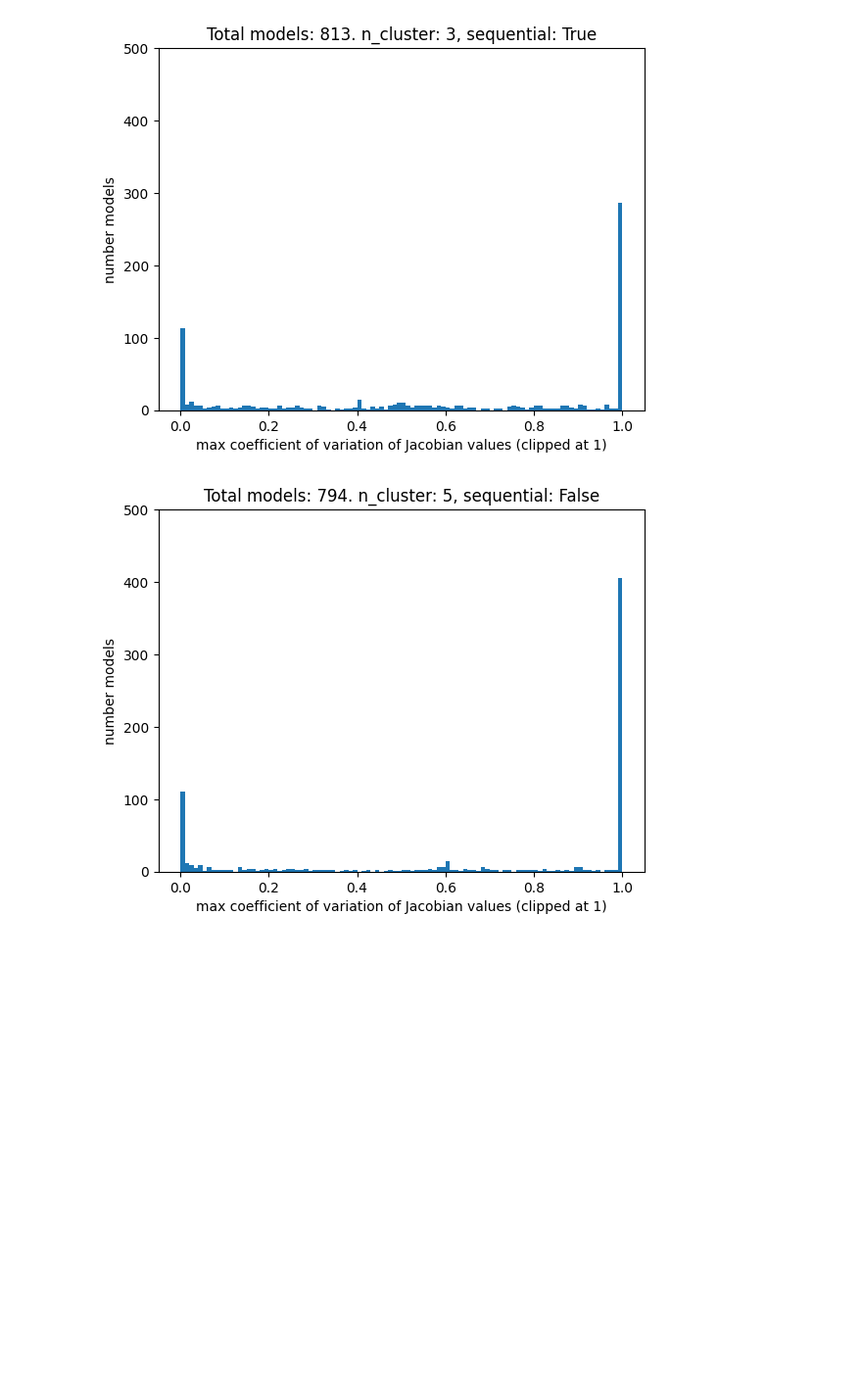
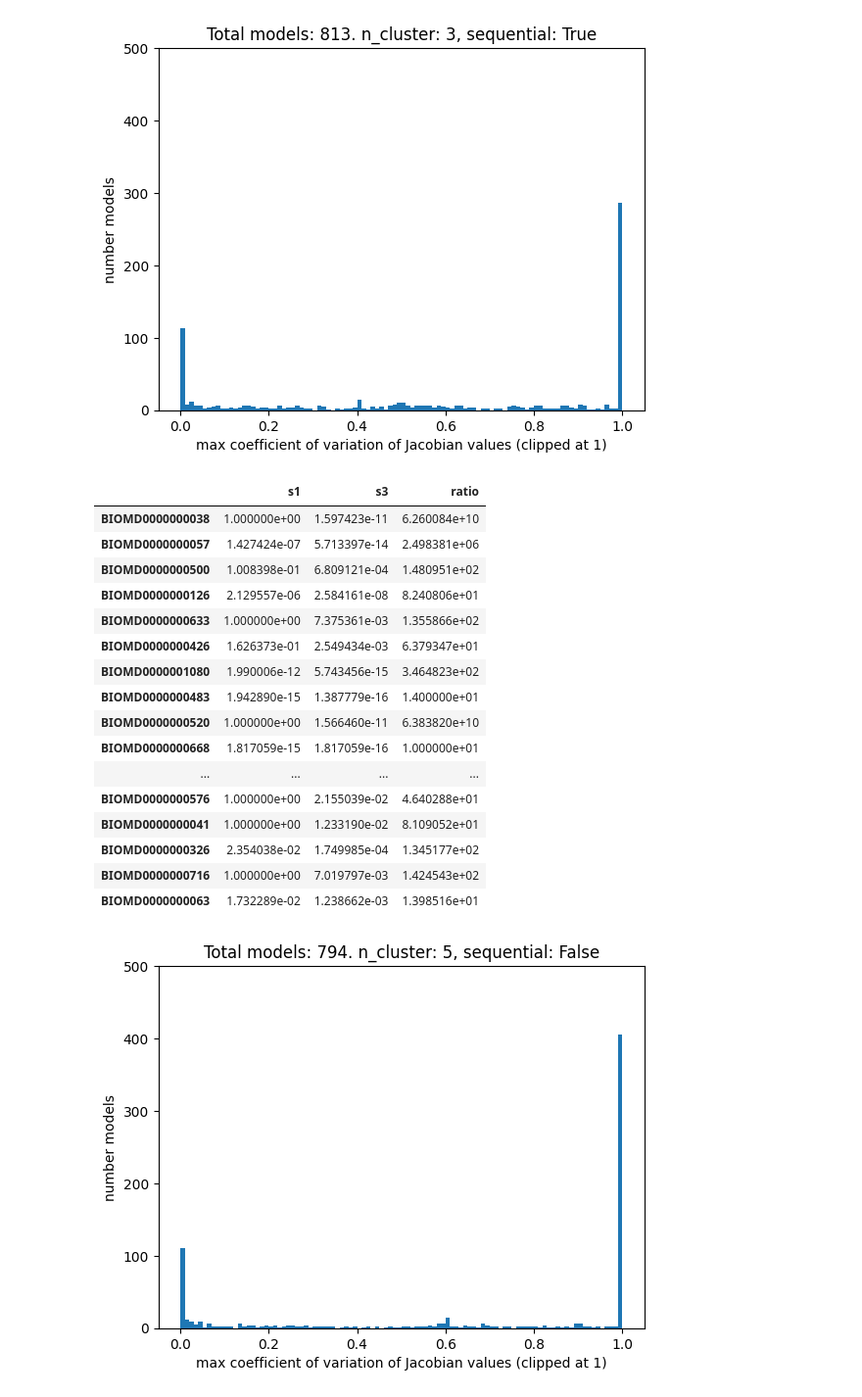
Before and after one commit to ModelEngineering/model_linearity_analysis, a Jupyter notebook: notebooks/jacobian_stationarity.ipynb, the cells around one changed output. Shown at 98% size. Saved outputs shown, nothing was run; the diff lists cells and outputs as text; code cells hidden in the pictures; blank space fills up the shorter version.

```diff
--- a/notebooks/jacobian_stationarity.ipynb
+++ b/notebooks/jacobian_stationarity.ipynb
@@ -35,6 +36,6 @@ def plotCluster(n_cluster: int = 1, is_sequential: bool=False):
 # %% [markdown]
 # Histograms for non-contiguous clusters
 # %%
-ser = plotCluster(n_cluster=1)
+ser1 = plotCluster(n_cluster=1)
 # %% [output]
 [figure]
@@ -56,10 +42,34 @@ Name: value, Length: 792, dtype: float64
 # %%
 ser = plotCluster(n_cluster=3)
 plt.figure()
-ser = plotCluster(n_cluster=3, is_sequential=True)
+ser3 = plotCluster(n_cluster=3, is_sequential=True)
 # %% [output]
 [figure]
 [figure]
+# %%
+idxs = list(set(ser1.index).intersection(ser3.index))
+df = pd.DataFrame({"s1": ser1[idxs], "s3": ser3[idxs]})
+df = df[ df["s3"] > 0 ]
+df["ratio"] = df["s1"] / df["s3"]
+df[df["ratio"] > 10]
+# %% [output]
+|  | s1 | s3 | ratio |
+| BIOMD0000000038 | 1.000000e+00 | 1.597423e-11 | 6.260084e+10 |
+| BIOMD0000000057 | 1.427424e-07 | 5.713397e-14 | 2.498381e+06 |
+| BIOMD0000000500 | 1.008398e-01 | 6.809121e-04 | 1.480951e+02 |
+| BIOMD0000000126 | 2.129557e-06 | 2.584161e-08 | 8.240806e+01 |
+| BIOMD0000000633 | 1.000000e+00 | 7.375361e-03 | 1.355866e+02 |
+| BIOMD0000000426 | 1.626373e-01 | 2.549434e-03 | 6.379347e+01 |
+| BIOMD0000001080 | 1.990006e-12 | 5.743456e-15 | 3.464823e+02 |
+| BIOMD0000000483 | 1.942890e-15 | 1.387779e-16 | 1.400000e+01 |
+| BIOMD0000000520 | 1.000000e+00 | 1.566460e-11 | 6.383820e+10 |
+| BIOMD0000000668 | 1.817059e-15 | 1.817059e-16 | 1.000000e+01 |
+| ... | ... | ... | ... |
+| BIOMD0000000576 | 1.000000e+00 | 2.155039e-02 | 4.640288e+01 |
+| BIOMD0000000041 | 1.000000e+00 | 1.233190e-02 | 8.109052e+01 |
+| BIOMD0000000326 | 2.354038e-02 | 1.749985e-04 | 1.345177e+02 |
+| BIOMD0000000716 | 1.000000e+00 | 7.019797e-03 | 1.424543e+02 |
+| BIOMD0000000063 | 1.732289e-02 | 1.238662e-03 | 1.398516e+01 |
 # %%
 ser = plotCluster(n_cluster=5, is_sequential=False)
 # %% [output]
```
Also changed, not shown: parts of 6 cells of this notebook, 9 other files.
